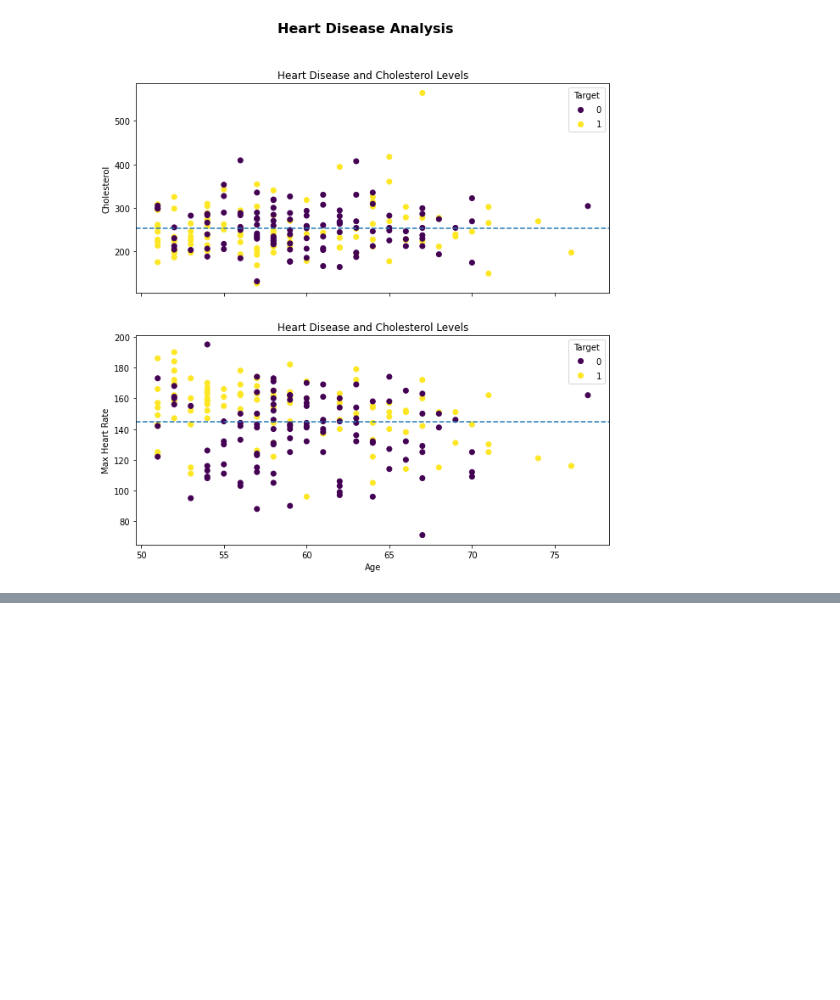
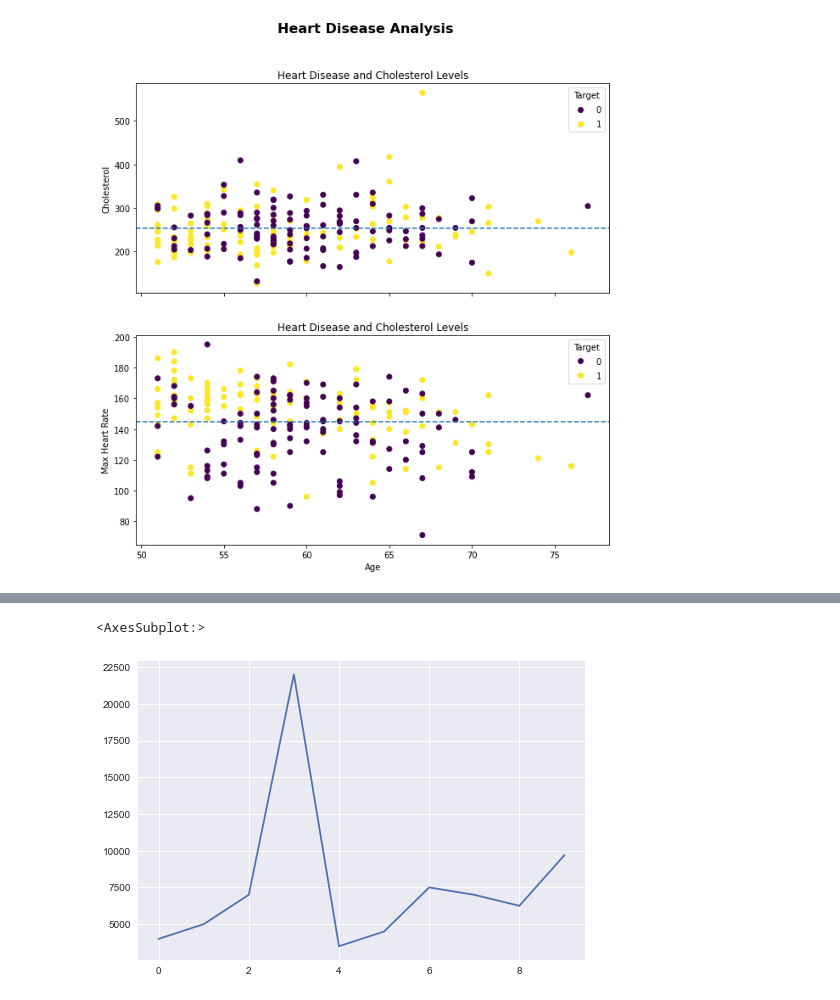
Before and after one commit to TonyHomsi/Complete-DataScience2021, a Jupyter notebook: Matplotlib/Introduction-to-Matplotlib.ipynb, the cells around one changed output, grey strips where cells are left out. Saved outputs shown, nothing was run; the diff lists cells and outputs as text; code cells hidden in the pictures; blank space fills up the shorter version.

```diff
--- a/Matplotlib/Introduction-to-Matplotlib.ipynb
+++ b/Matplotlib/Introduction-to-Matplotlib.ipynb
@@ -490,0 +530,5 @@ Text(0.5, 0.98, 'Heart Disease Analysis')
+# %%
+car_sales["Price"].plot()
+# %% [output]
+<AxesSubplot:>
+[figure, added]
```
Also changed, not shown: parts of 15 cells of this notebook, 5 other files.
